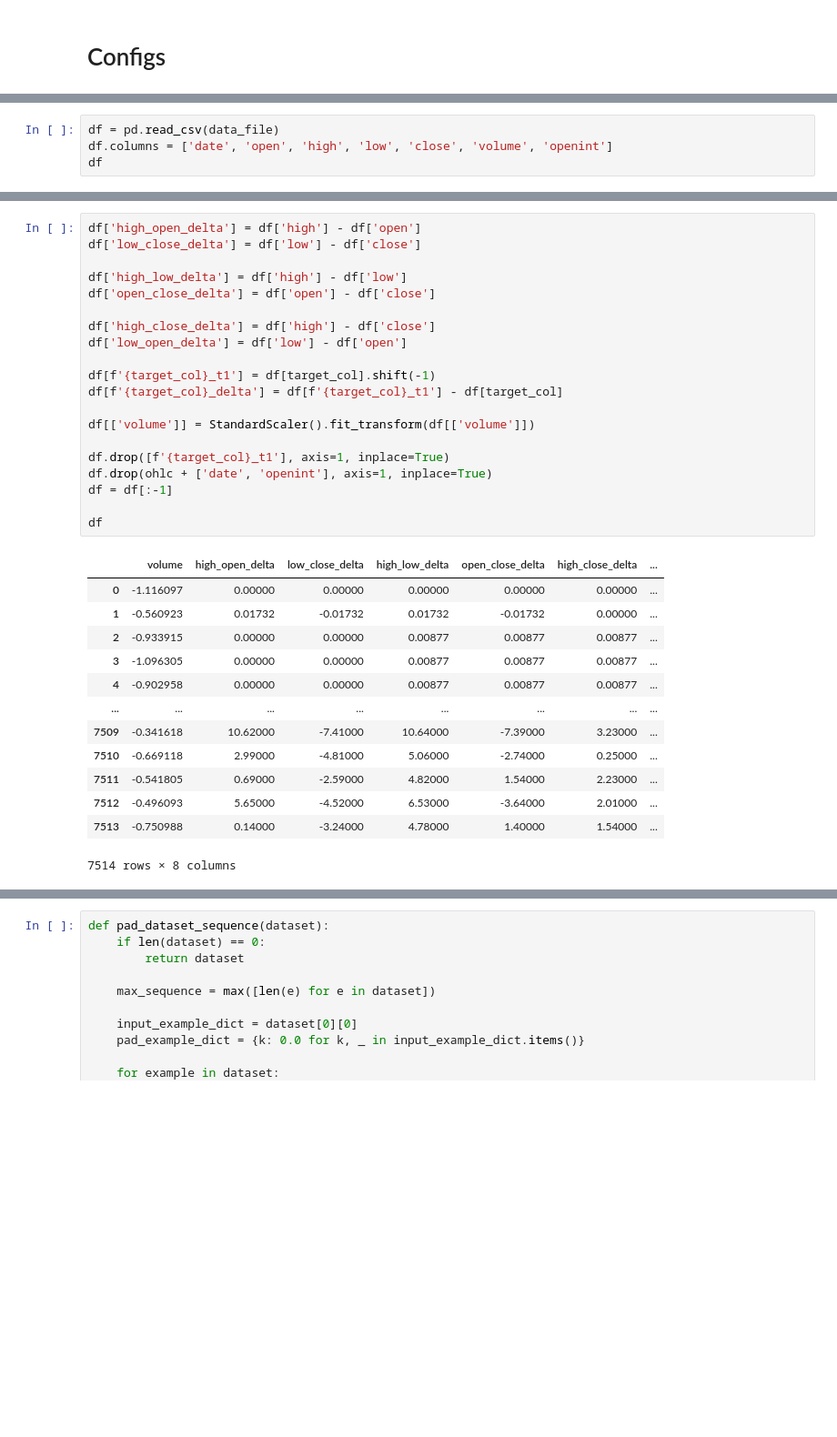
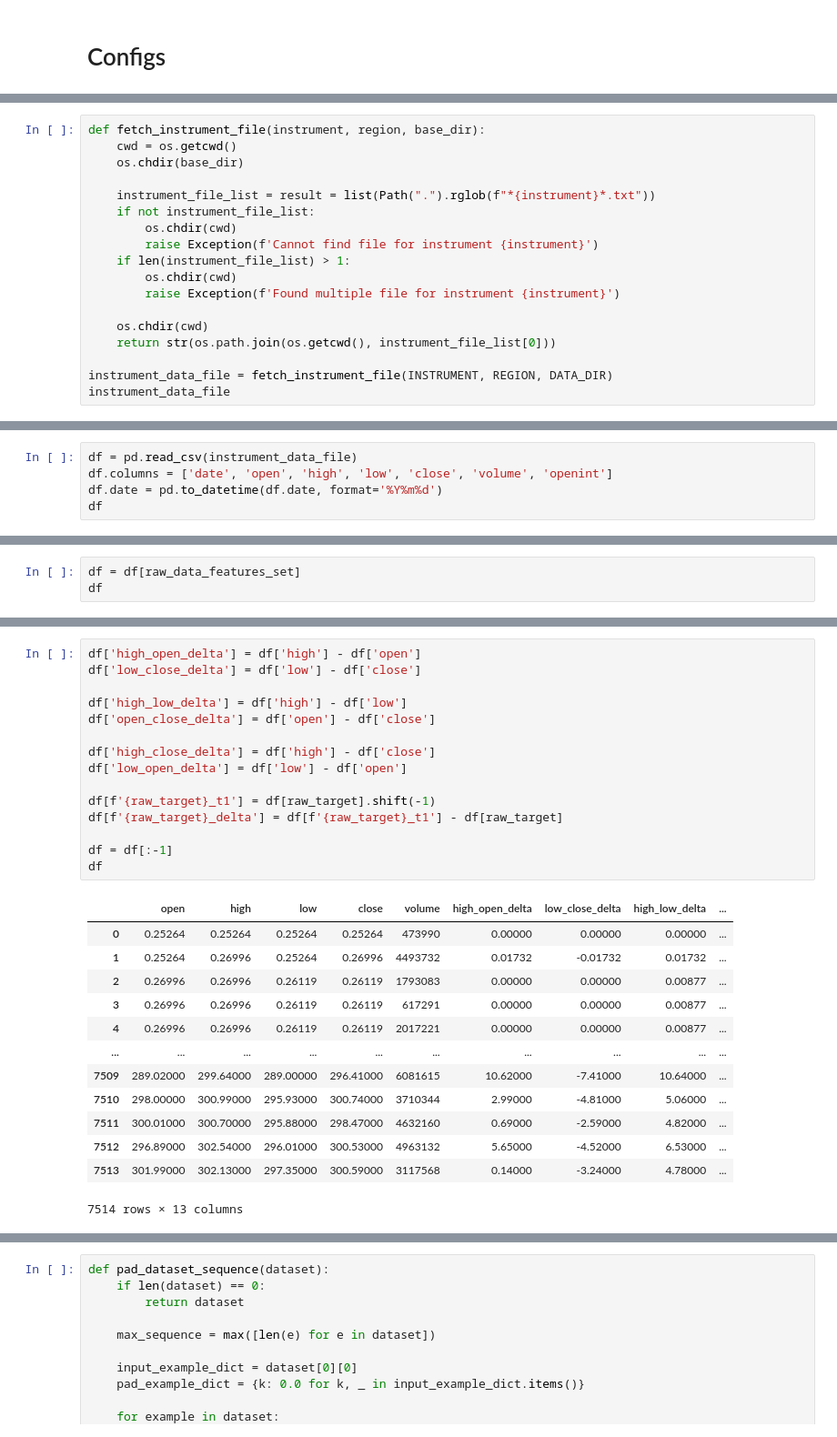
Before and after one commit to minavyoussef/be-mil, a Jupyter notebook: training.ipynb, the cells around one changed output, grey strips where cells are left out. Shown at 91% size. Cells and saved outputs as stored; diff of their text form; blank space fills up the shorter version.

```diff
--- a/training.ipynb
+++ b/training.ipynb
@@ -35,0 +53,18 @@ data_file
+# %%
+def fetch_instrument_file(instrument, region, base_dir):
+    cwd = os.getcwd()
+    os.chdir(base_dir)
+
+    instrument_file_list = result = list(Path(".").rglob(f"*{instrument}*.txt"))
+    if not instrument_file_list:
+        os.chdir(cwd)
+        raise Exception(f'Cannot find file for instrument {instrument}')
+    if len(instrument_file_list) > 1:
+        os.chdir(cwd)
+        raise Exception(f'Found multiple file for instrument {instrument}')
+
+    os.chdir(cwd)
+    return str(os.path.join(os.getcwd(), instrument_file_list[0]))
+
+instrument_data_file = fetch_instrument_file(INSTRUMENT, REGION, DATA_DIR)
+instrument_data_file
@@ -36,6 +75,7 @@ data_file
 # %%
-df = pd.read_csv(data_file)
+df = pd.read_csv(instrument_data_file)
 df.columns = ['date', 'open', 'high', 'low', 'close', 'volume', 'openint']
+df.date = pd.to_datetime(df.date, format='%Y%m%d')
 df
 # %% [output]
 |  | date | open | high | low | close | volume | openint |
@@ -70,0 +94,3 @@ df
+# %%
+df = df[raw_data_features_set]
+df
@@ -71,34 +111,29 @@ df
 # %%
 df['high_open_delta'] = df['high'] - df['open']
 df['low_close_delta'] = df['low'] - df['close']
 
 df['high_low_delta'] = df['high'] - df['low']
 df['open_close_delta'] = df['open'] - df['close']
 
 df['high_close_delta'] = df['high'] - df['close']
 df['low_open_delta'] = df['low'] - df['open']
 
-df[f'{target_col}_t1'] = df[target_col].shift(-1)
-df[f'{target_col}_delta'] = df[f'{target_col}_t1'] - df[target_col]
+df[f'{raw_target}_t1'] = df[raw_target].shift(-1)
+df[f'{raw_target}_delta'] = df[f'{raw_target}_t1'] - df[raw_target]
 
-df[['volume']] = StandardScaler().fit_transform(df[['volume']])
-
-df.drop([f'{target_col}_t1'], axis=1, inplace=True)
-df.drop(ohlc + ['date', 'openint'], axis=1, inplace=True)
 df = df[:-1]
-
 df
 # %% [output]
-|  | volume | high_open_delta | low_close_delta | high_low_delta | open_close_delta | high_close_delta | ... |
-| 0 | -1.116097 | 0.00000 | 0.00000 | 0.00000 | 0.00000 | 0.00000 | ... |
-| 1 | -0.560923 | 0.01732 | -0.01732 | 0.01732 | -0.01732 | 0.00000 | ... |
-| 2 | -0.933915 | 0.00000 | 0.00000 | 0.00877 | 0.00877 | 0.00877 | ... |
-| 3 | -1.096305 | 0.00000 | 0.00000 | 0.00877 | 0.00877 | 0.00877 | ... |
-| 4 | -0.902958 | 0.00000 | 0.00000 | 0.00877 | 0.00877 | 0.00877 | ... |
-| ... | ... | ... | ... | ... | ... | ... | ... |
-| 7509 | -0.341618 | 10.62000 | -7.41000 | 10.64000 | -7.39000 | 3.23000 | ... |
-| 7510 | -0.669118 | 2.99000 | -4.81000 | 5.06000 | -2.74000 | 0.25000 | ... |
-| 7511 | -0.541805 | 0.69000 | -2.59000 | 4.82000 | 1.54000 | 2.23000 | ... |
-| 7512 | -0.496093 | 5.65000 | -4.52000 | 6.53000 | -3.64000 | 2.01000 | ... |
-| 7513 | -0.750988 | 0.14000 | -3.24000 | 4.78000 | 1.40000 | 1.54000 | ... |
+|  | open | high | low | close | volume | high_open_delta | low_close_delta | high_low_delta | ... |
+| 0 | 0.25264 | 0.25264 | 0.25264 | 0.25264 | 473990 | 0.00000 | 0.00000 | 0.00000 | ... |
+| 1 | 0.25264 | 0.26996 | 0.25264 | 0.26996 | 4493732 | 0.01732 | -0.01732 | 0.01732 | ... |
+| 2 | 0.26996 | 0.26996 | 0.26119 | 0.26119 | 1793083 | 0.00000 | 0.00000 | 0.00877 | ... |
+| 3 | 0.26996 | 0.26996 | 0.26119 | 0.26119 | 617291 | 0.00000 | 0.00000 | 0.00877 | ... |
+| 4 | 0.26996 | 0.26996 | 0.26119 | 0.26119 | 2017221 | 0.00000 | 0.00000 | 0.00877 | ... |
+| ... | ... | ... | ... | ... | ... | ... | ... | ... | ... |
+| 7509 | 289.02000 | 299.64000 | 289.00000 | 296.41000 | 6081615 | 10.62000 | -7.41000 | 10.64000 | ... |
+| 7510 | 298.00000 | 300.99000 | 295.93000 | 300.74000 | 3710344 | 2.99000 | -4.81000 | 5.06000 | ... |
+| 7511 | 300.01000 | 300.70000 | 295.88000 | 298.47000 | 4632160 | 0.69000 | -2.59000 | 4.82000 | ... |
+| 7512 | 296.89000 | 302.54000 | 296.01000 | 300.53000 | 4963132 | 5.65000 | -4.52000 | 6.53000 | ... |
+| 7513 | 301.99000 | 302.13000 | 297.35000 | 300.59000 | 3117568 | 0.14000 | -3.24000 | 4.78000 | ... |
-7514 rows × 8 columns
+7514 rows × 13 columns
```
Also changed, not shown: parts of 22 cells of this notebook, 1 other file.
